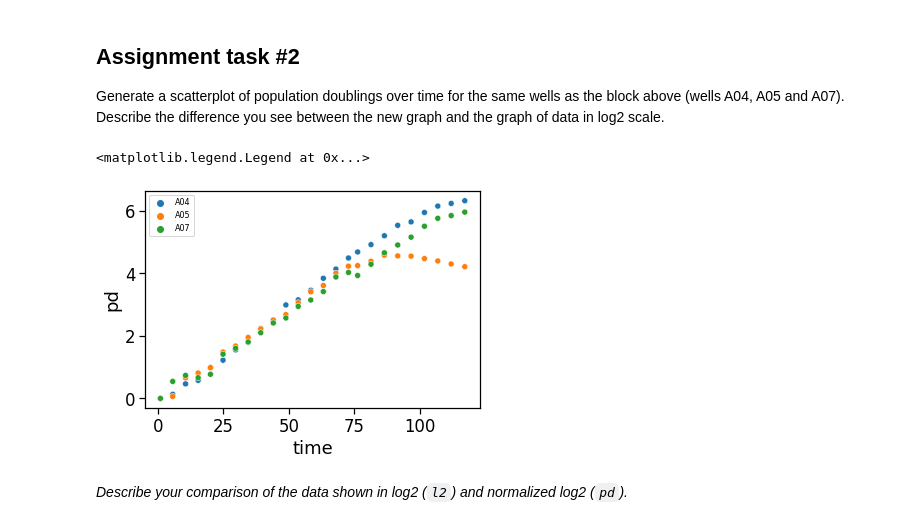
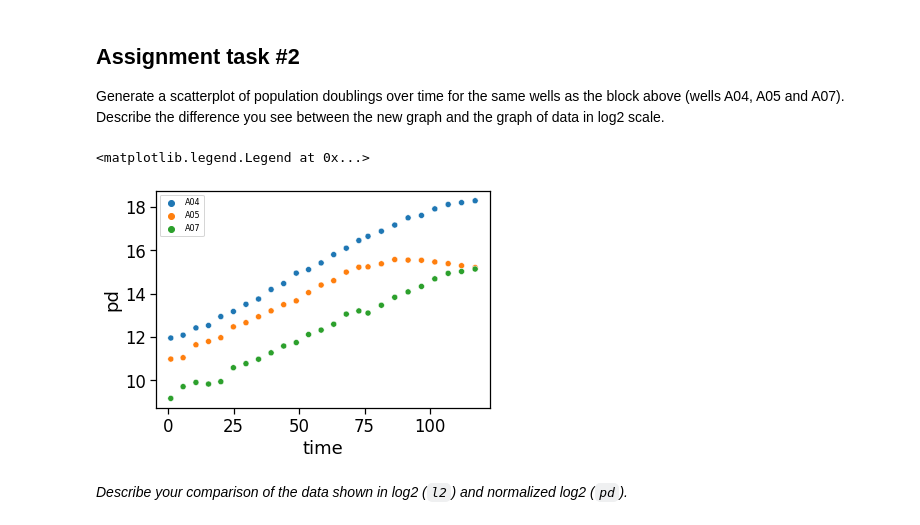
Before and after one commit to Etinosa-Iyayi/Eti, a Jupyter notebook: Copy_of_Etinosa_Iyayi_PopGrowthLecture_assignment.ipynb, the cells around one changed output. Saved outputs shown, nothing was run; the diff lists cells and outputs as text; code cells hidden in the pictures.

```diff
--- a/Copy_of_Etinosa_Iyayi_PopGrowthLecture_assignment.ipynb
+++ b/Copy_of_Etinosa_Iyayi_PopGrowthLecture_assignment.ipynb
@@ -162,6 +162,6 @@ d.head()
 Copy and execute a chunk of code from the line assigning values to `d["pd"]`. Describe what you did and the output in the following markup block.
 # %%
 # Add your code here
-d["pd_2"] = flatten_matrix([np.round(d[d["well"]==w]["l2"] + d[d["well"]==w]["l2"].to_list()[0],3) for w in d["well"].unique()])
+d["pd"] = flatten_matrix([np.round(d[d["well"]==w]["l2"] + d[d["well"]==w]["l2"].to_list()[0],3) for w in d["well"].unique()])
 d.head()
 # %% [output]
@@ -278,10 +278,10 @@ plt.legend(loc='upper left', fontsize='8')
 Generate a scatterplot of population doublings over time for the same wells as the block above (wells A04, A05 and A07). Describe the difference you see between the new graph and the graph of data in log2 scale.
 # %%
 # Add your code for scatterplot of population doublings here
-dtp = d[(d["well"] == "A04") | (d["well"] == "A05") | (d["well"] == "A07")]
-sns.scatterplot(data=dtp, x="time", y="pd", hue="well")
+dtps = d[(d["well"] == "A04") | (d["well"] == "A05") | (d["well"] == "A07")]
+sns.scatterplot(data=dtps, x="time", y="pd", hue="well")
 plt.legend(loc='upper left', fontsize='8')
 # %% [output]
 <matplotlib.legend.Legend at 0x...>
-[figure, old version]
+[figure, new version]
 # %%
```
Also changed, not shown: parts of 7 cells of this notebook.
